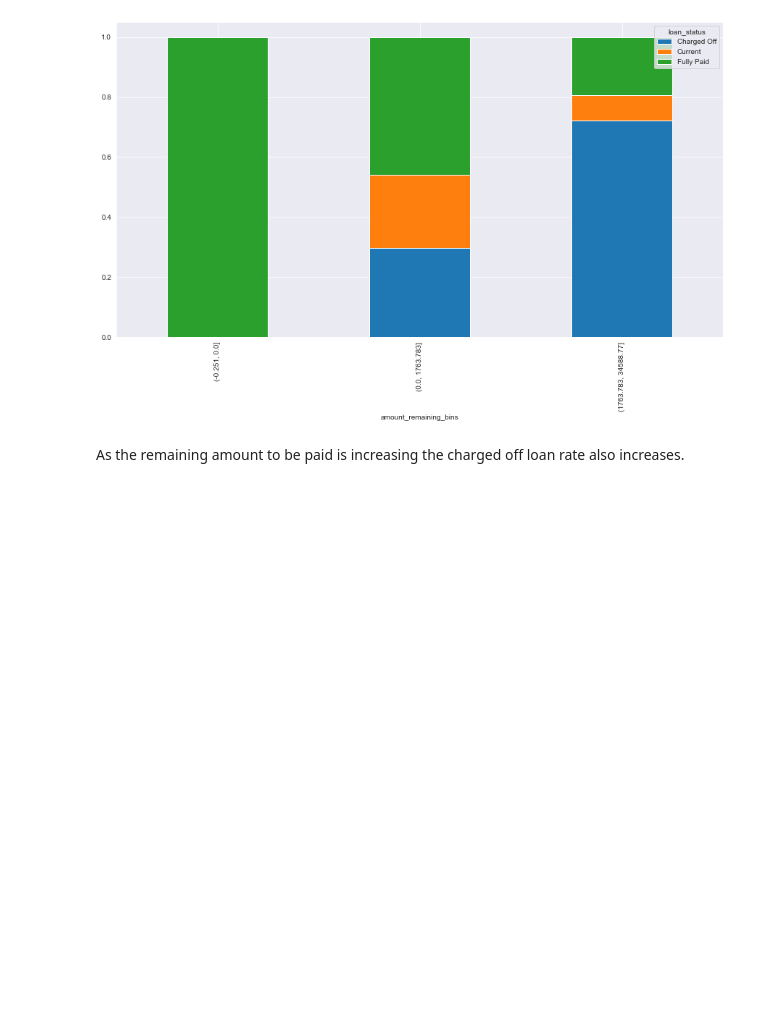
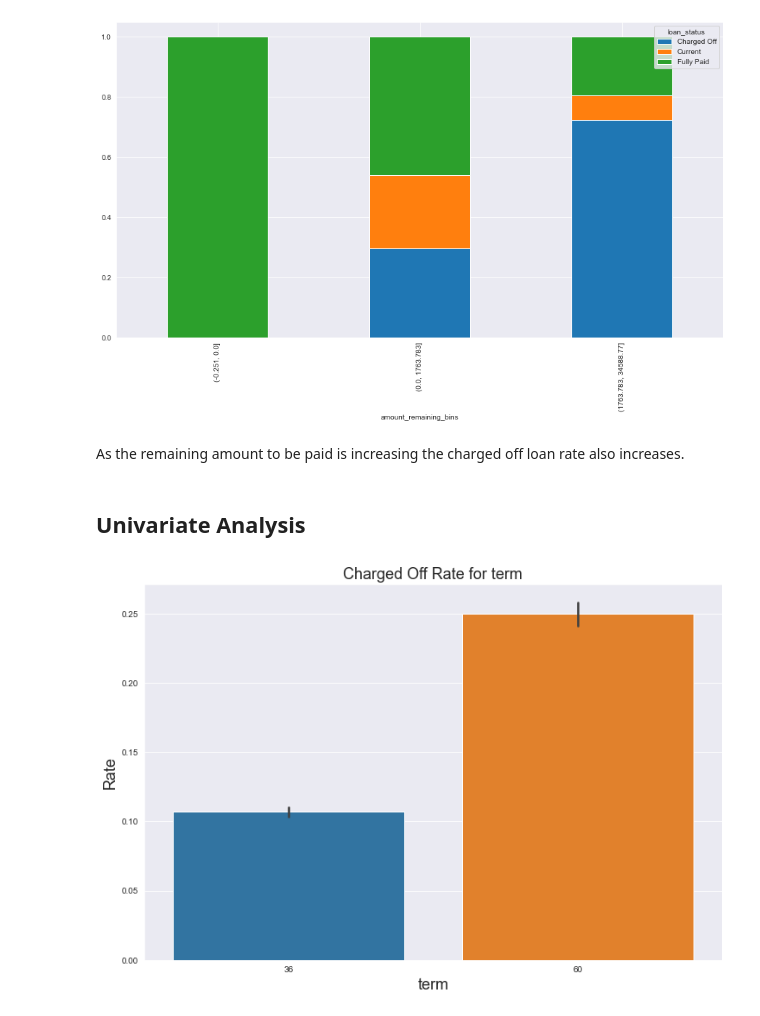
Before and after one commit to subhasisj/Lending-Club-Assignment, a Jupyter notebook: Notebooks/Exploration-Subhasis.ipynb, the cells around one changed output. Drawn from its saved outputs; the diff is of its cells as text; code cells hidden in the pictures; blank space fills up the shorter version.

Commit message:
Univariate

```diff
--- a/Notebooks/Exploration-Subhasis.ipynb
+++ b/Notebooks/Exploration-Subhasis.ipynb
@@ -908,3 +908,19 @@ create_stacked_plot_by_column('amount_remaining_bins')
 [figure]
 # %% [markdown]
 As the remaining amount to be paid is increasing the charged off loan rate also increases.
+# %% [markdown]
+## Univariate Analysis
+# %%
+loan_df['loan_status_mapped'] = loan_df.loan_status.map({'Charged Off':1, 'Fully Paid':0})
+# %%
+def charged_off_rate_by_feature(column_name):
+    plt.title(f'Charged Off Rate for {column_name}',fontsize = 18)
+    sns.barplot(x = column_name,y='loan_status_mapped',data= loan_df)
+    plt.xlabel(column_name,fontsize= 18)
+    plt.ylabel('Rate',fontsize= 18)
+
+    plt.show()
+# %%
+charged_off_rate_by_feature('term')
+# %% [output]
+[figure, added]
```
Also changed, not shown: parts of 29 cells of this notebook.
